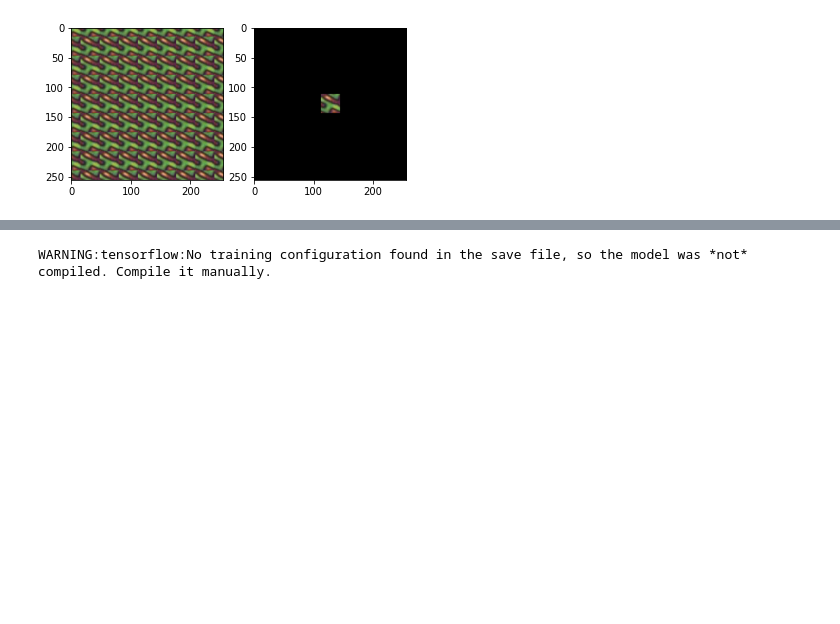
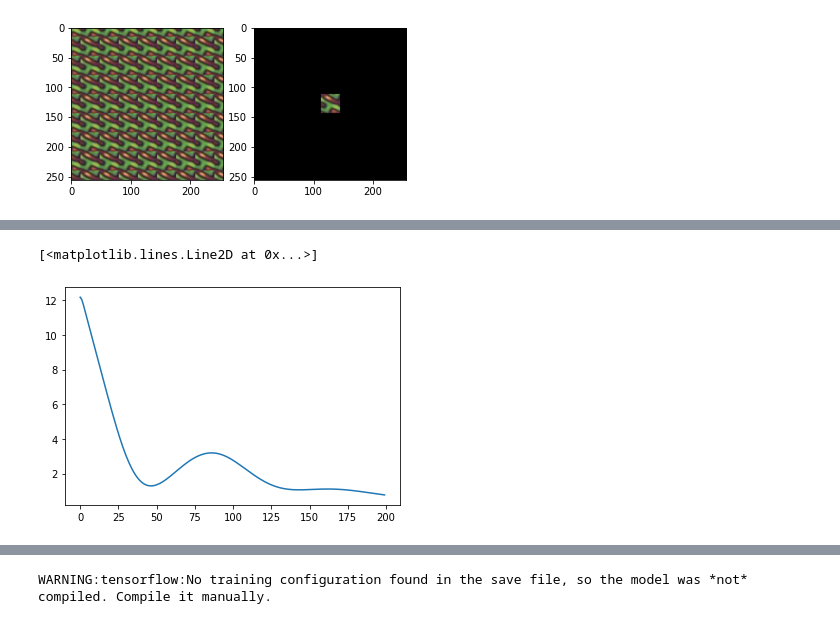
Before and after one commit to kyle-gao/A-Sliced-Wasserstein-Loss-for-Neural-Texture-Synthesis, a Jupyter notebook: SWL_TextureSynthesis.ipynb, the cells around one changed output, grey strips where cells are left out. Drawn from its saved outputs; the diff is of its cells as text; code cells hidden in the pictures; blank space fills up the shorter version.

```diff
--- a/SWL_TextureSynthesis.ipynb
+++ b/SWL_TextureSynthesis.ipynb
@@ -279,5 +329,6 @@ ax2.imshow(output_image_zero[:,:,:])
 # %%
 extractor = vgg_layers(layers)
+slice_extractor = ExtractorVggModel(layers)
 target = texture_reference_wrap
 
 def gram_matrix(input_tensor):
@@ -298,6 +349,14 @@ def gram_loss(image):
   gram_target = [gram_matrix(feature) for feature in extractor(target)]
   #sum of MSE gram matrix difference across layers
   style_loss = tf.add_n([tf.reduce_mean((gram_image[idx]-gram_target[idx])**2) for idx,_ in enumerate(gram_image)])
+
   return style_loss
+
+def slice_loss(image):
+  """ Return loss and grad for a step. Called by lbfgs optimize  """
+  slice_image = slice_extractor(image)
+  slice_target = slice_extractor(target)
+  slice_loss = tf.add_n([tf.reduce_mean((slice_image[idx]-slice_target[idx])**2) for idx,_ in enumerate(slice_image)])
+  return slice_loss
 # %% [output]
 WARNING:tensorflow:No training configuration found in the save file, so the model was *not* compiled. Compile it manually.
@@ -326,3 +401,8 @@ plt.imshow(image_var[0,:,:,:])
+# %%
+plt.plot(loss)
+# %% [output]
+[<matplotlib.lines.Line2D at 0x...>]
+[figure, added]
 # %%
 !python texturegen.py --size 128 --iter 5 input.jpg #doesn't workt with different size than 256 ROFl
 # %% [output]
```
Also changed, not shown: parts of 15 cells of this notebook.
